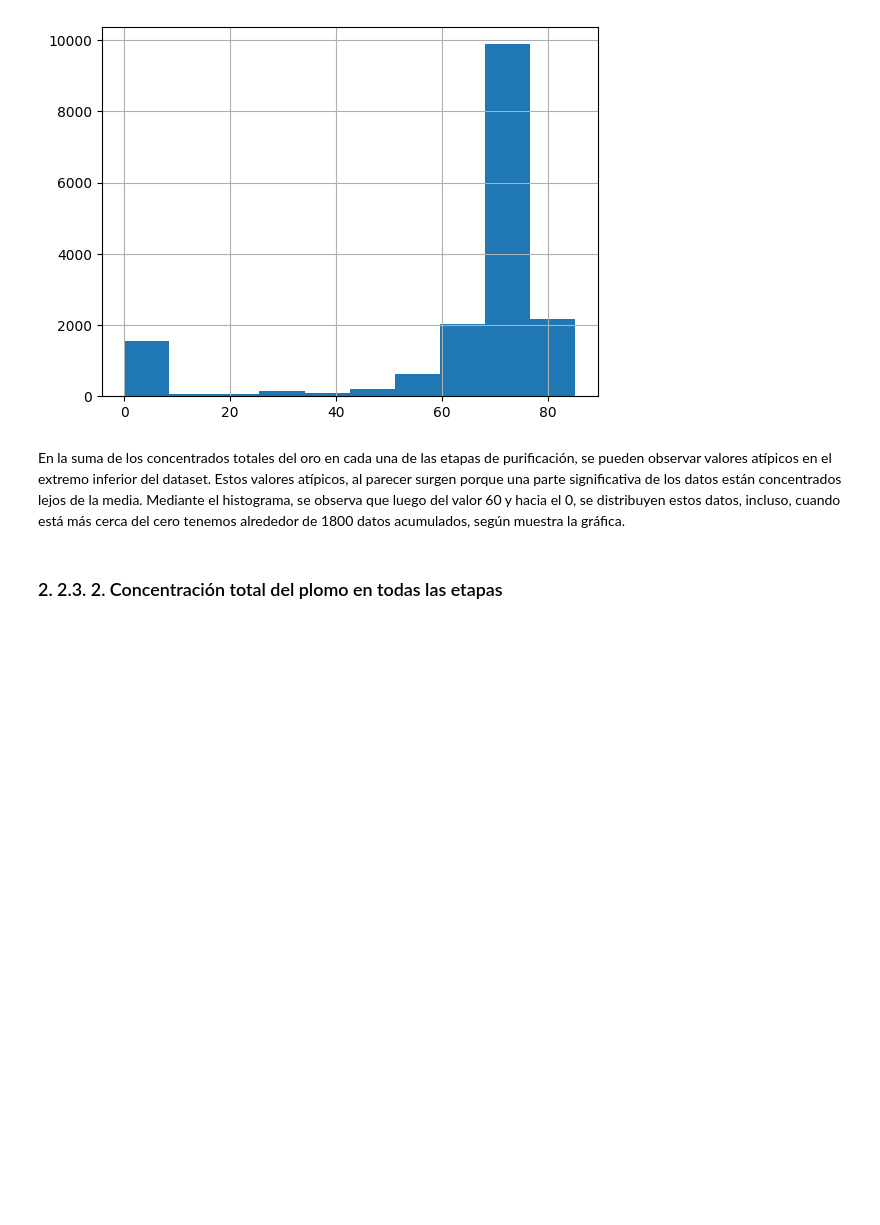
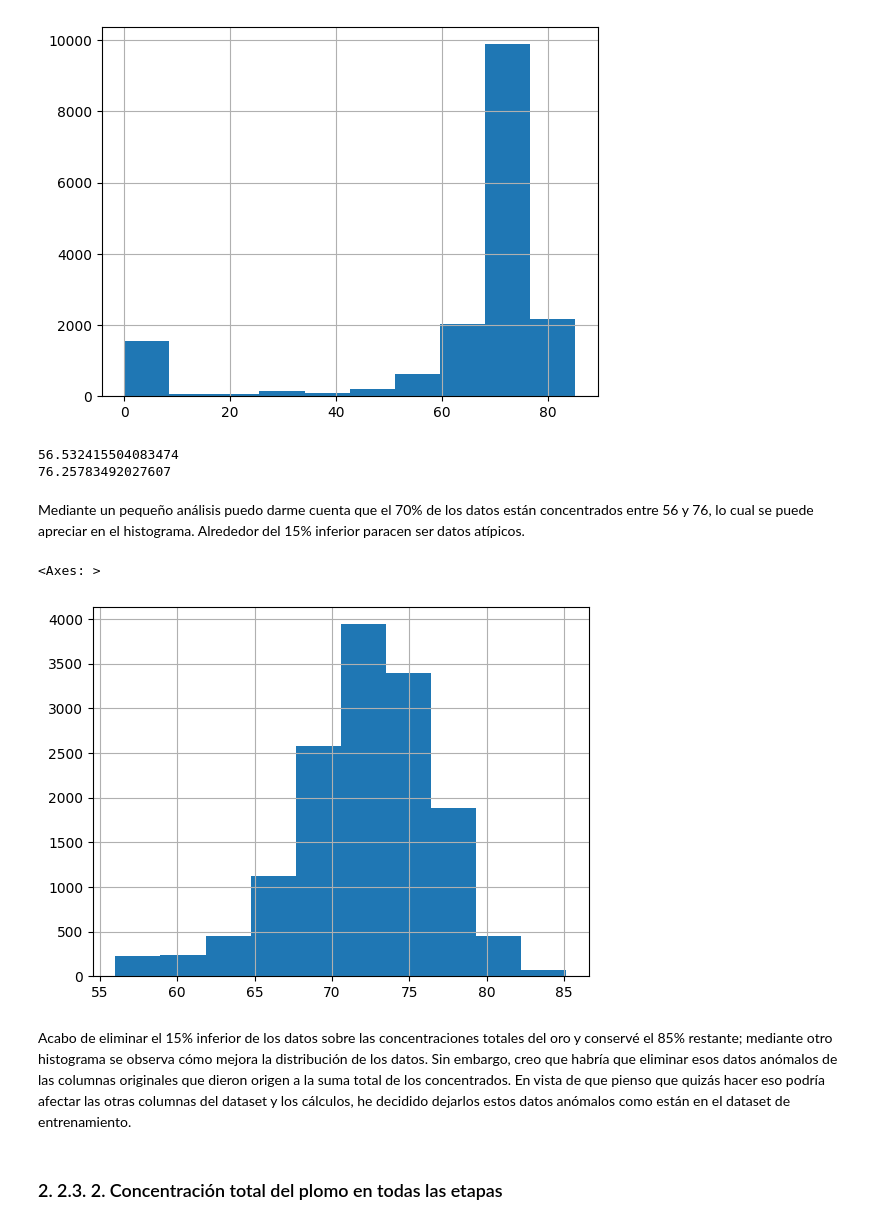
Before and after one commit to wh1tneyr/proyecto-tecnologico, a Jupyter notebook: gold.ipynb, the cells around one changed output. Saved outputs shown, nothing was run; the diff lists cells and outputs as text; code cells hidden in the pictures; blank space fills up the shorter version.

Commit message:
analizando los datos anómalos en las concentraciones totales del oro

```diff
--- a/gold.ipynb
+++ b/gold.ipynb
@@ -548,8 +556,28 @@ au_total_concentrates.hist()
 # %% [output]
 <Axes: >
 [figure]
-# %% [markdown]
-En la suma de los concentrados totales del oro en cada una de las etapas de purificación, se pueden observar valores atípicos en el extremo inferior del dataset. Estos valores atípicos, al parecer surgen porque una parte significativa de los datos están concentrados lejos de la media. Mediante el histograma, se observa que luego del valor 60 y hacia el 0, se distribuyen estos datos, incluso, cuando está más cerca del cero tenemos alrededor de 1800 datos acumulados, según muestra la gráfica.
+# %%
+#analizar el 70 % de los datos
+lower_au = au_total_concentrates.quantile(0.15)
+upper_au = au_total_concentrates.quantile(0.85)
+
+print(lower_au)
+print(upper_au)
+# %% [output]
+56.532415504083474
+76.25783492027607
+# %% [markdown]
+Mediante un pequeño análisis puedo darme cuenta que el 70% de los datos están concentrados entre 56 y 76, lo cual se puede apreciar en el histograma. Alrededor del 15% inferior paracen ser datos atípicos.
+# %%
+#quitar el 15% inferior de los datos
+au_concentrate_85_percent = au_total_concentrates[au_total_concentrates >= 56]
+
+au_concentrate_85_percent.hist()
+# %% [output]
+<Axes: >
+[figure, added]
+# %% [markdown]
+Acabo de eliminar el 15% inferior de los datos sobre las concentraciones totales del oro y conservé el 85% restante; mediante otro histograma se observa cómo mejora la distribución de los datos. Sin embargo, creo que habría que eliminar esos datos anómalos de las columnas originales que dieron origen a la suma total de los concentrados. En vista de que pienso que quizás hacer eso podría afectar las otras columnas del dataset y los cálculos, he decidido dejarlos estos datos anómalos como están en el dataset de entrenamiento.
 # %% [markdown]
 ### 2.  2.3.  2. Concentración total del plomo en todas las etapas
 # %%
```
Also changed, not shown: parts of 2 cells of this notebook.
